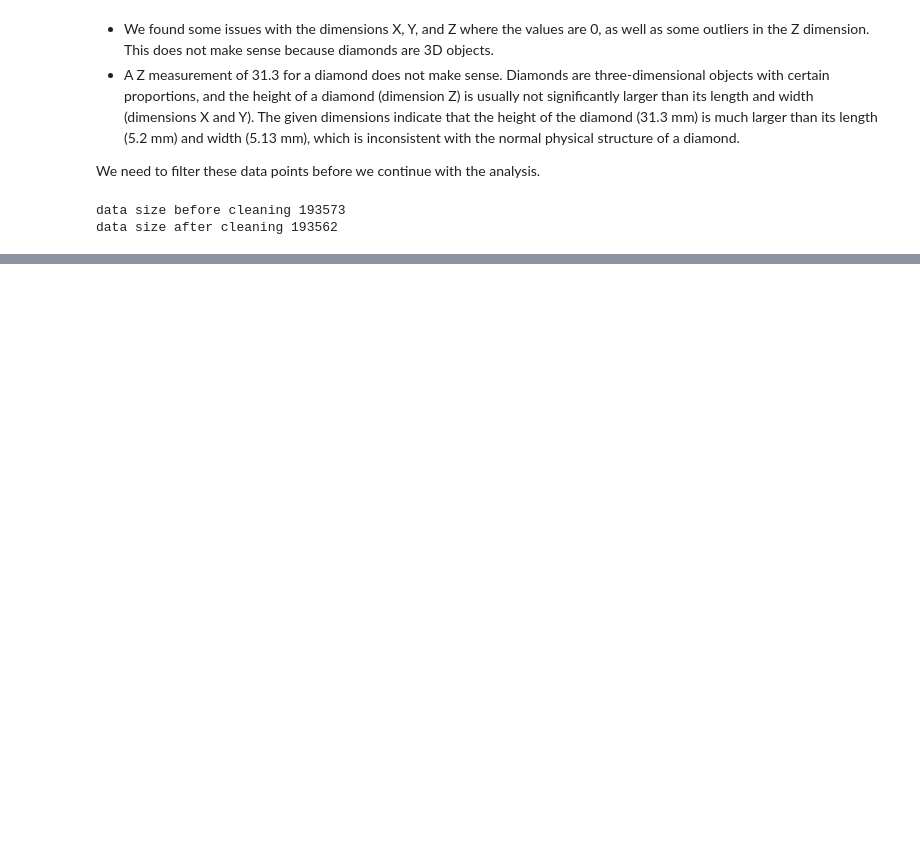
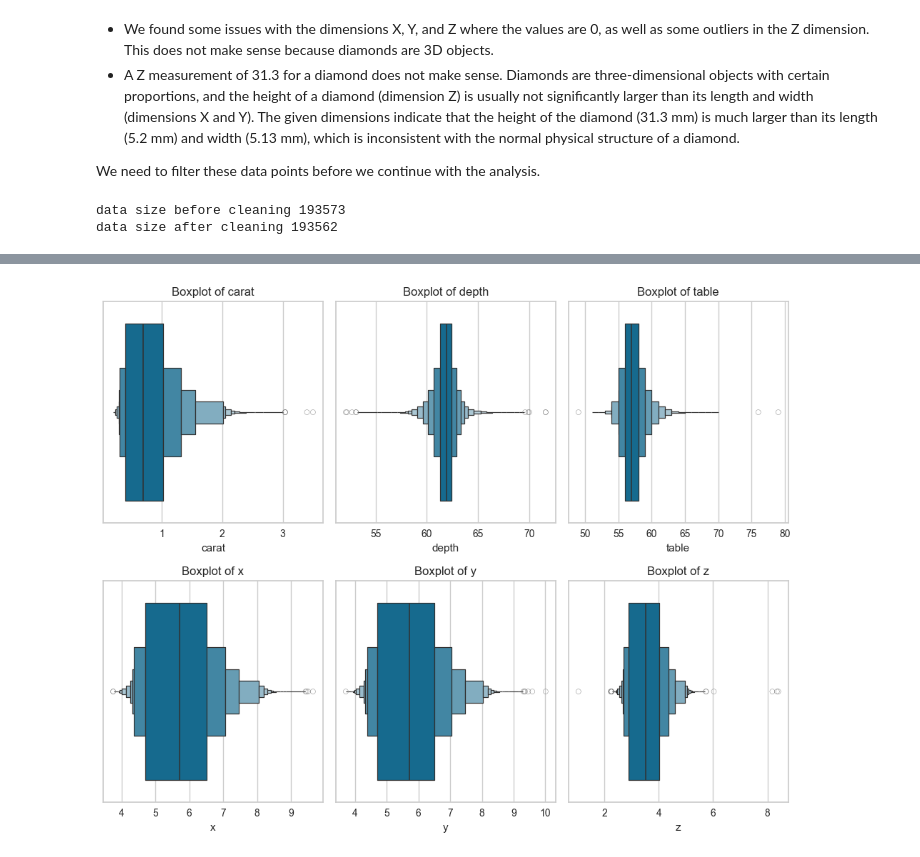
Before and after one commit to bayuzen19/DiamondPricePrediction, a Jupyter notebook: notebooks/eda.ipynb, the cells around one changed output, grey strips where cells are left out. Drawn from its saved outputs; the diff is of its cells as text; code cells hidden in the pictures; blank space fills up the shorter version.

```diff
--- a/notebooks/eda.ipynb
+++ b/notebooks/eda.ipynb
@@ -125,0 +190,12 @@ df.describe()
+# %%
+plt.figure(figsize=(10,8))
+
+for i in range(1,len(con_var)+1):
+    plt.subplot(2,3,i)
+    sns.boxenplot(x=df[con_var[i-1]])
+    plt.title(f"Boxplot of {con_var[i-1]}")
+
+plt.tight_layout()
+plt.show()
+# %% [output]
+[figure, added]
```
Also changed, not shown: parts of 38 cells of this notebook, 2 other files.
